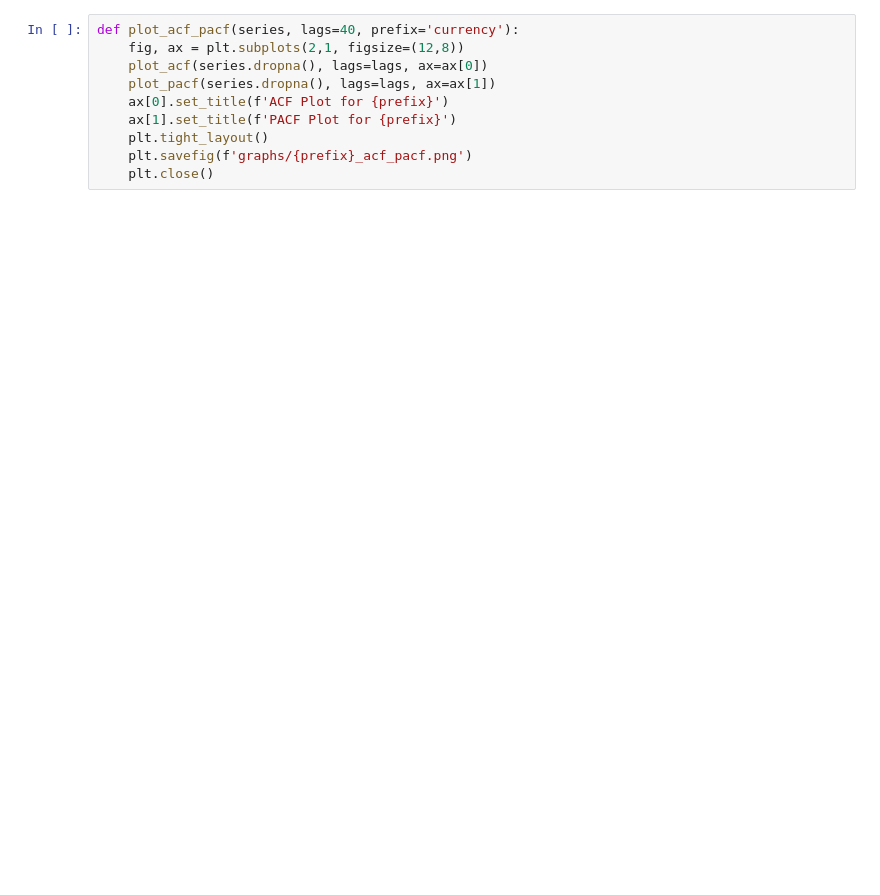
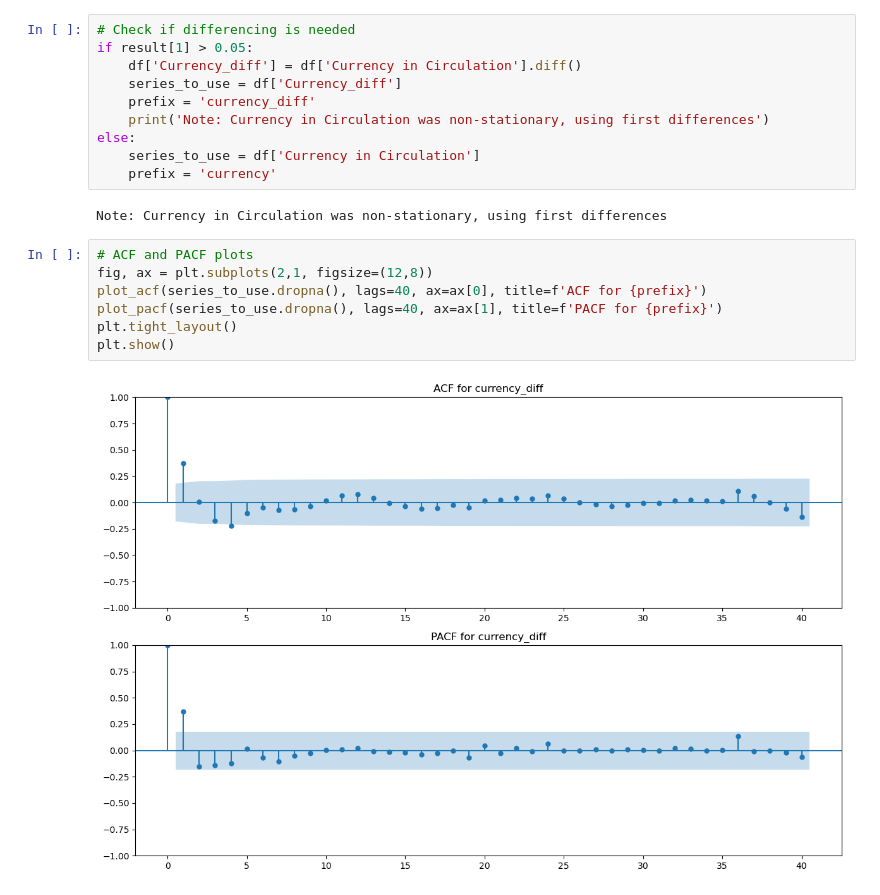
Before and after one commit to Shre-D/AE-Assignment, a Jupyter notebook: analysis.ipynb, the cells around one changed output. Saved outputs shown, nothing was run; the diff lists cells and outputs as text; blank space fills up the shorter version.

```diff
--- a/analysis.ipynb
+++ b/analysis.ipynb
@@ -120,11 +148,22 @@ def adf_test(series, col_name):
+# %%
+# Check if differencing is needed
+if result[1] > 0.05:
+    df['Currency_diff'] = df['Currency in Circulation'].diff()
+    series_to_use = df['Currency_diff']
+    prefix = 'currency_diff'
+    print('Note: Currency in Circulation was non-stationary, using first differences')
+else:
+    series_to_use = df['Currency in Circulation']
+    prefix = 'currency'
+# %% [output]
+Note: Currency in Circulation was non-stationary, using first differences
 # %%
-def plot_acf_pacf(series, lags=40, prefix='currency'):
-    fig, ax = plt.subplots(2,1, figsize=(12,8))
-    plot_acf(series.dropna(), lags=lags, ax=ax[0])
-    plot_pacf(series.dropna(), lags=lags, ax=ax[1])
-    ax[0].set_title(f'ACF Plot for {prefix}')
-    ax[1].set_title(f'PACF Plot for {prefix}')
-    plt.tight_layout()
-    plt.savefig(f'graphs/{prefix}_acf_pacf.png')
-    plt.close()
+# ACF and PACF plots
+fig, ax = plt.subplots(2,1, figsize=(12,8))
+plot_acf(series_to_use.dropna(), lags=40, ax=ax[0], title=f'ACF for {prefix}')
+plot_pacf(series_to_use.dropna(), lags=40, ax=ax[1], title=f'PACF for {prefix}')
+plt.tight_layout()
+plt.show()
+# %% [output]
+[figure, added]
 # %%
```
Also changed, not shown: parts of 26 cells of this notebook.
